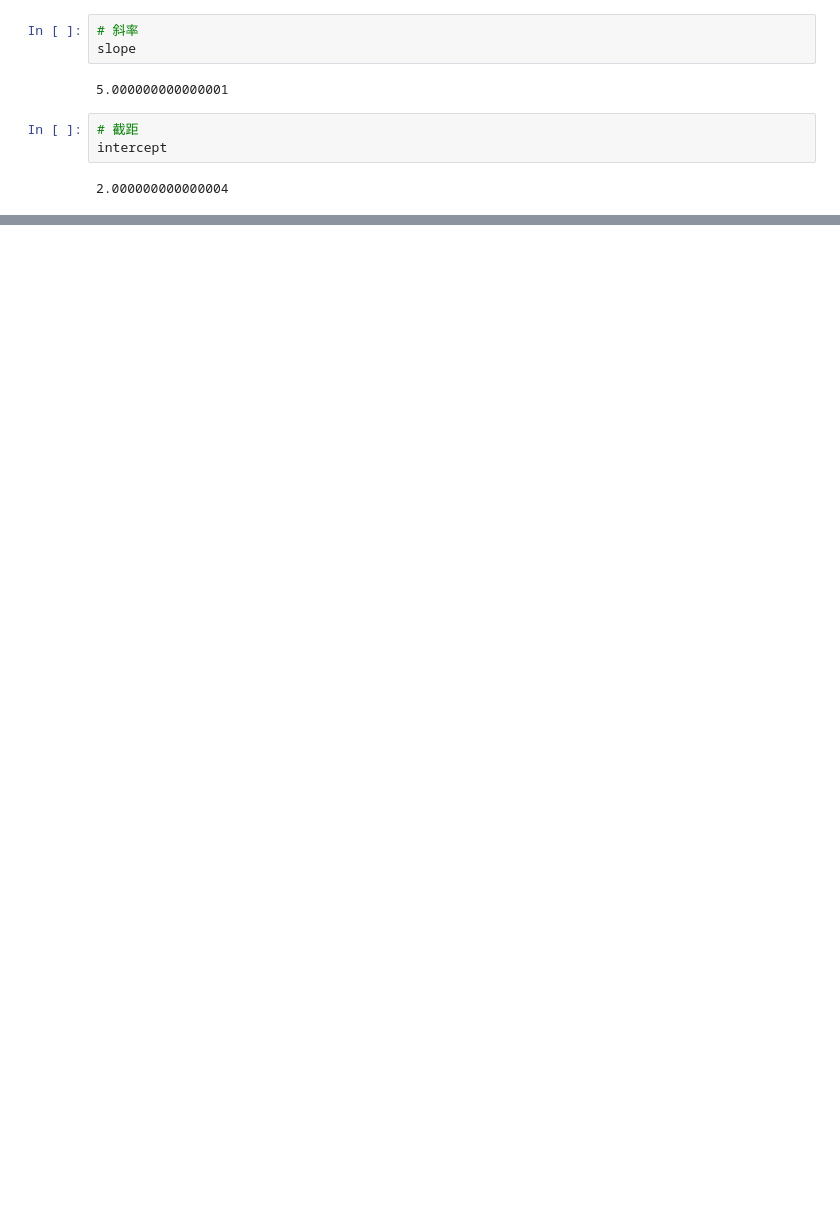
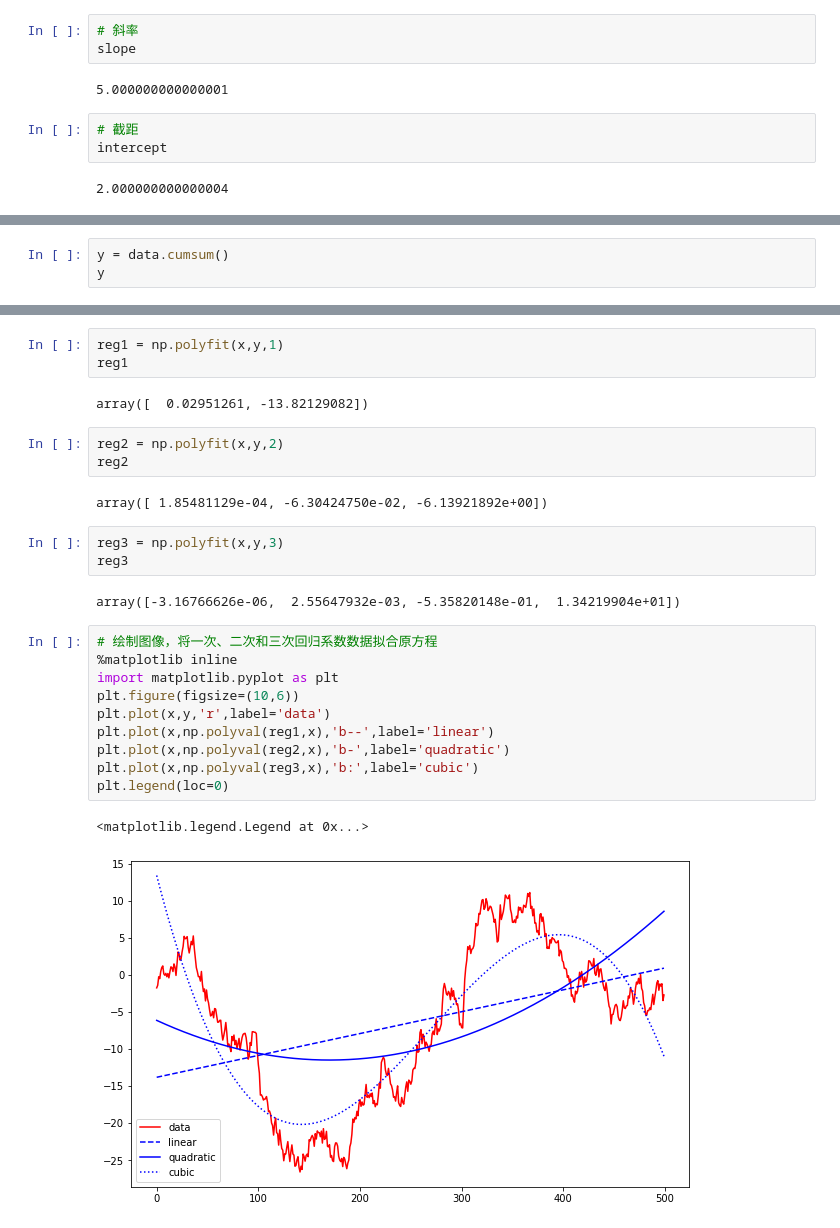
Before and after one commit to myplanB/QuantitativeTransaction, a Jupyter notebook: 7 回归运算.ipynb, the cells around one changed output, grey strips where cells are left out. Cells and saved outputs as stored; diff of their text form; blank space fills up the shorter version.

```diff
--- a/7 回归运算.ipynb
+++ b/7 回归运算.ipynb
@@ -42,0 +104,3 @@ array([[ 1.3315865 ,  0.71527897, -1.54540029, -0.00838385,  0.62133597,
+# %%
+y = data.cumsum()
+y
@@ -42,0 +125,28 @@ array([[ 1.3315865 ,  0.71527897, -1.54540029, -0.00838385,  0.62133597,
+# %%
+reg1 = np.polyfit(x,y,1)
+reg1
+# %% [output]
+array([  0.02951261, -13.82129082])
+# %%
+reg2 = np.polyfit(x,y,2)
+reg2
+# %% [output]
+array([ 1.85481129e-04, -6.30424750e-02, -6.13921892e+00])
+# %%
+reg3 = np.polyfit(x,y,3)
+reg3
+# %% [output]
+array([-3.16766626e-06,  2.55647932e-03, -5.35820148e-01,  1.34219904e+01])
+# %%
+# 绘制图像，将一次、二次和三次回归系数数据拟合原方程
+%matplotlib inline
+import matplotlib.pyplot as plt
+plt.figure(figsize=(10,6))
+plt.plot(x,y,'r',label='data')
+plt.plot(x,np.polyval(reg1,x),'b--',label='linear')
+plt.plot(x,np.polyval(reg2,x),'b-',label='quadratic')
+plt.plot(x,np.polyval(reg3,x),'b:',label='cubic')
+plt.legend(loc=0)
+# %% [output]
+<matplotlib.legend.Legend at 0x...>
+[figure, added]
```
Also changed, not shown: parts of 11 cells of this notebook, 1 other file.
